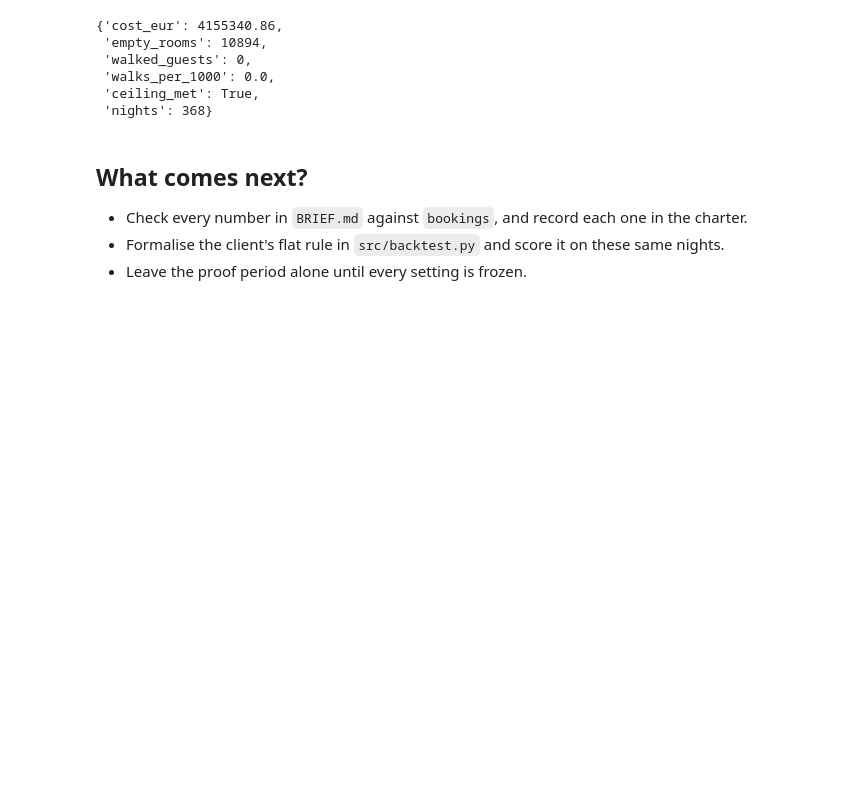
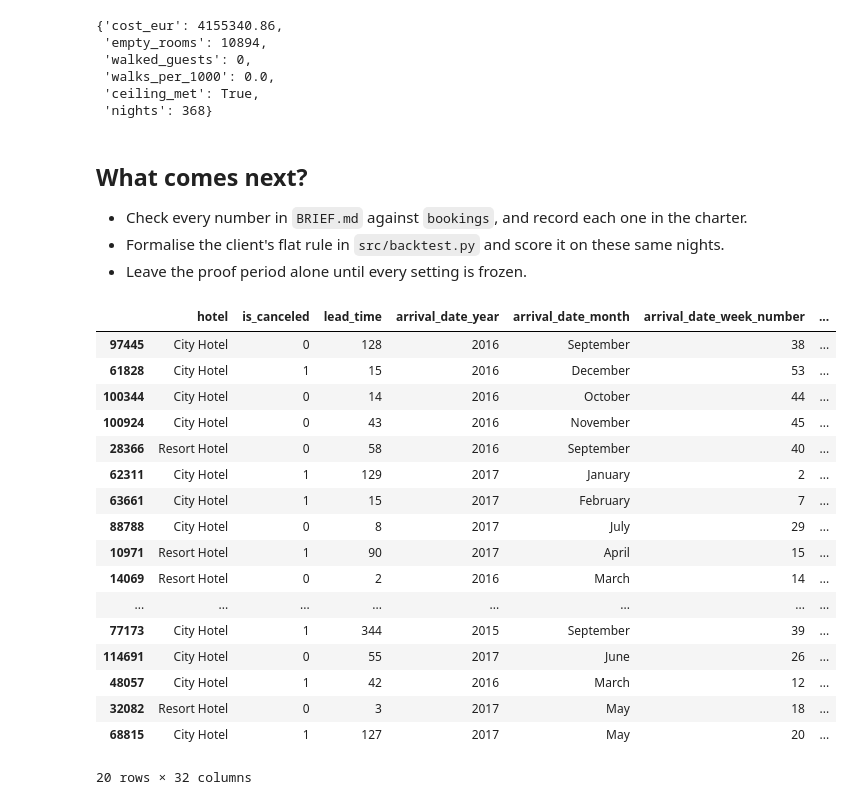
Before and after one commit to dhairya244/hotel-overbooking-optimize, a Jupyter notebook: C2_W06_Build2_Student_Pack/build2-starter/notebooks/00_start_here.ipynb, the cells around one changed output. Drawn from its saved outputs; the diff is of its cells as text; code cells hidden in the pictures; blank space fills up the shorter version.

```diff
--- a/C2_W06_Build2_Student_Pack/build2-starter/notebooks/00_start_here.ipynb
+++ b/C2_W06_Build2_Student_Pack/build2-starter/notebooks/00_start_here.ipynb
@@ -56,3 +56,31 @@ contract.night_cost(nights, oversell=np.zeros(len(nights)))
 - Check every number in `BRIEF.md` against `bookings`, and record each one in the charter.
 - Formalise the client's flat rule in `src/backtest.py` and score it on these same nights.
 - Leave the proof period alone until every setting is frozen.
+# %%
+from pathlib import Path
+import pandas as pd
+
+ROOT = Path.cwd().parent
+DATA = ROOT / 'data'
+df = pd.read_csv(DATA / 'hotels.csv')
+# %%
+df.sample(20)
+# %% [output]
+|  | hotel | is_canceled | lead_time | arrival_date_year | arrival_date_month | arrival_date_week_number | ... |
+| 97445 | City Hotel | 0 | 128 | 2016 | September | 38 | ... |
+| 61828 | City Hotel | 1 | 15 | 2016 | December | 53 | ... |
+| 100344 | City Hotel | 0 | 14 | 2016 | October | 44 | ... |
+| 100924 | City Hotel | 0 | 43 | 2016 | November | 45 | ... |
+| 28366 | Resort Hotel | 0 | 58 | 2016 | September | 40 | ... |
+| 62311 | City Hotel | 1 | 129 | 2017 | January | 2 | ... |
+| 63661 | City Hotel | 1 | 15 | 2017 | February | 7 | ... |
+| 88788 | City Hotel | 0 | 8 | 2017 | July | 29 | ... |
+| 10971 | Resort Hotel | 1 | 90 | 2017 | April | 15 | ... |
+| 14069 | Resort Hotel | 0 | 2 | 2016 | March | 14 | ... |
+| ... | ... | ... | ... | ... | ... | ... | ... |
+| 77173 | City Hotel | 1 | 344 | 2015 | September | 39 | ... |
+| 114691 | City Hotel | 0 | 55 | 2017 | June | 26 | ... |
+| 48057 | City Hotel | 1 | 42 | 2016 | March | 12 | ... |
+| 32082 | Resort Hotel | 0 | 3 | 2017 | May | 18 | ... |
+| 68815 | City Hotel | 1 | 127 | 2017 | May | 20 | ... |
+20 rows × 32 columns
```
Also changed, not shown: parts of 14 cells of this notebook, 43 other files.
